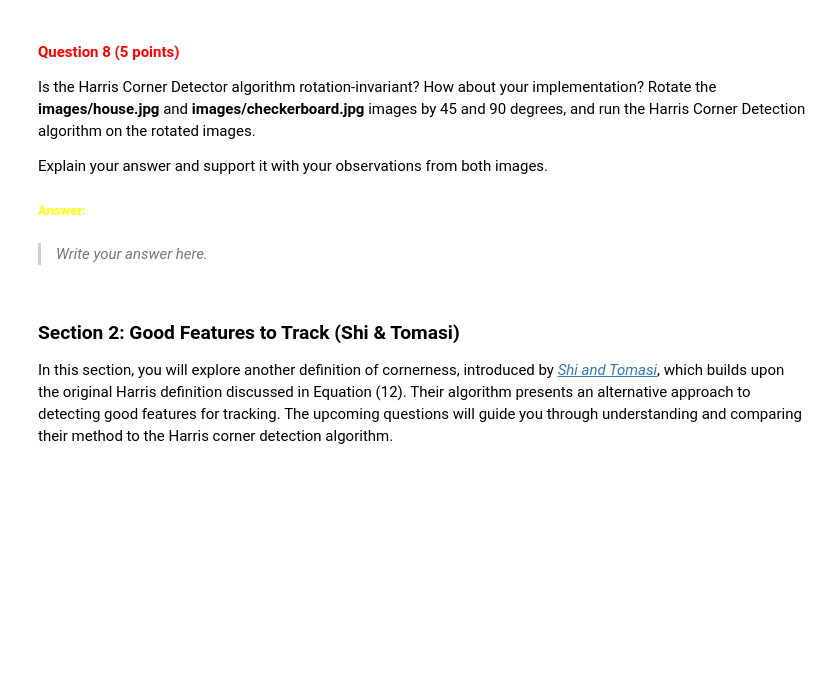
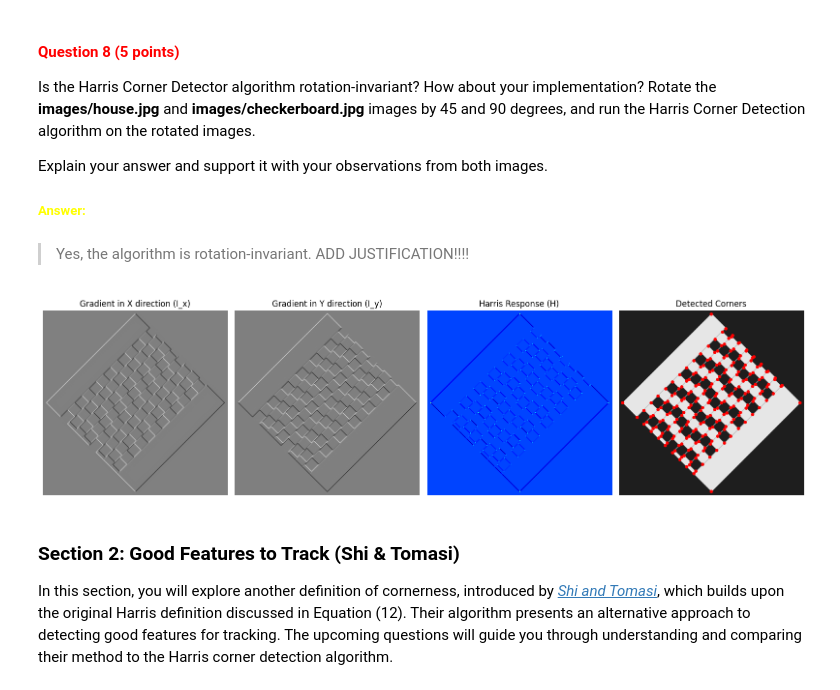
Before and after one commit to matthias-hagenauer/cv1_labs, a Jupyter notebook: cv1-lab-3/cv1-lab-3.ipynb, the cells around one changed output. Cells and saved outputs as stored; diff of their text form; code cells hidden in the pictures; blank space fills up the shorter version.

```diff
--- a/cv1-lab-3/cv1-lab-3.ipynb
+++ b/cv1-lab-3/cv1-lab-3.ipynb
@@ -281,7 +281,7 @@ def compute_gradient_x(grayscale_image):
 
     # YOUR CODE HERE
     mask = np.array([-1, 0, 1])
-    gradient_x = scipy.signal.convolve2d(grayscale_image, mask.reshape((1, 3)))
+    gradient_x = scipy.signal.convolve2d(grayscale_image, mask.reshape((1, 3)), mode="same")
 
     return gradient_x
 # %% [markdown]
@@ -399,5 +444,3 @@ Is the Harris Corner Detector algorithm rotation-invariant? How about your imple
 Explain your answer and support it with your observations from both images.
 
 ##### <font color='yellow'>Answer:</font>
-# %% [markdown]
-> *Write your answer here.*
@@ -406,3 +447,17 @@ Explain your answer and support it with your observations from both images.
+# %% [markdown]
+>Yes, the algorithm is rotation-invariant. ADD JUSTIFICATION!!!!
+# %%
+# YOUR CODE HERE
+image_path = "./images/checkerboard.jpg"
+#image_path = "./images/house.jpg"
+angle = 45
+
+image = convert_image_to_grayscale(image_path)
+image = scipy.ndimage.rotate(image, angle, reshape=True)
+harris_response, rows, cols = harris_corner_detector(image, 1, 0.0025)
+plot_harris_corner_detection_results(image, harris_response, rows, cols)
+# %% [output]
+[figure, added]
 # %% [markdown]
 <a id="section-2"></a>
 ### **Section 2: Good Features to Track (Shi & Tomasi)**
```
Also changed, not shown: parts of 8 cells of this notebook.
